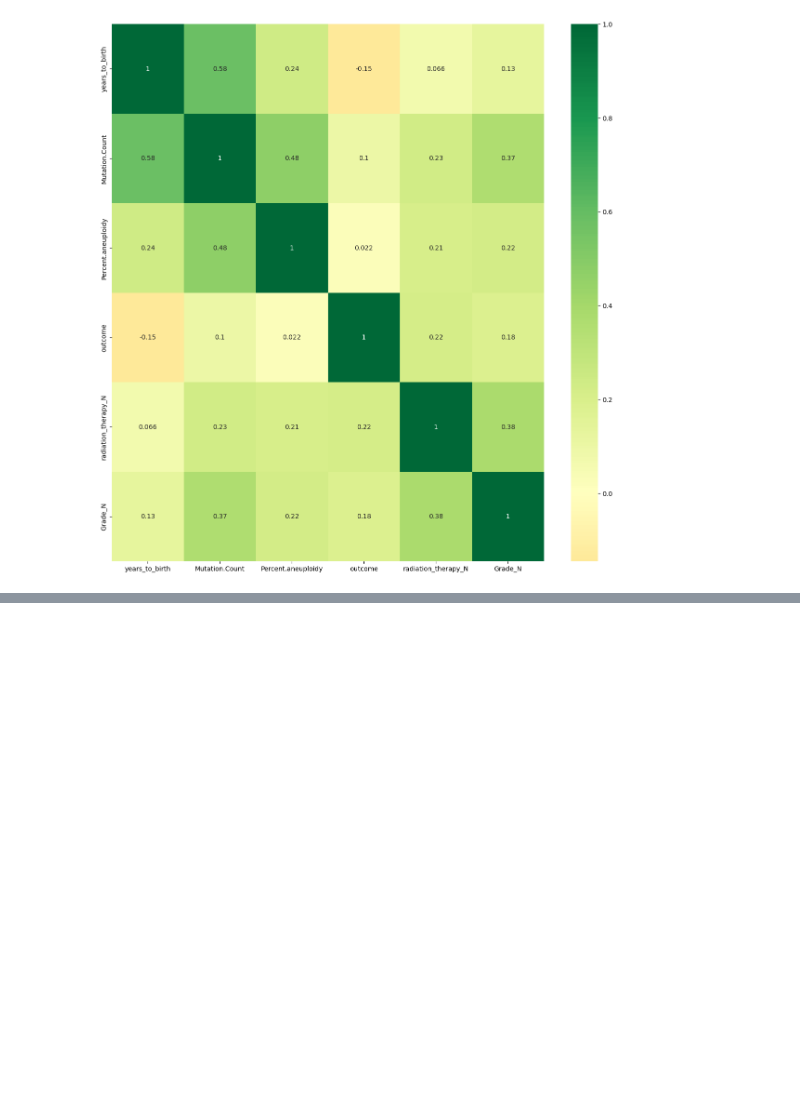
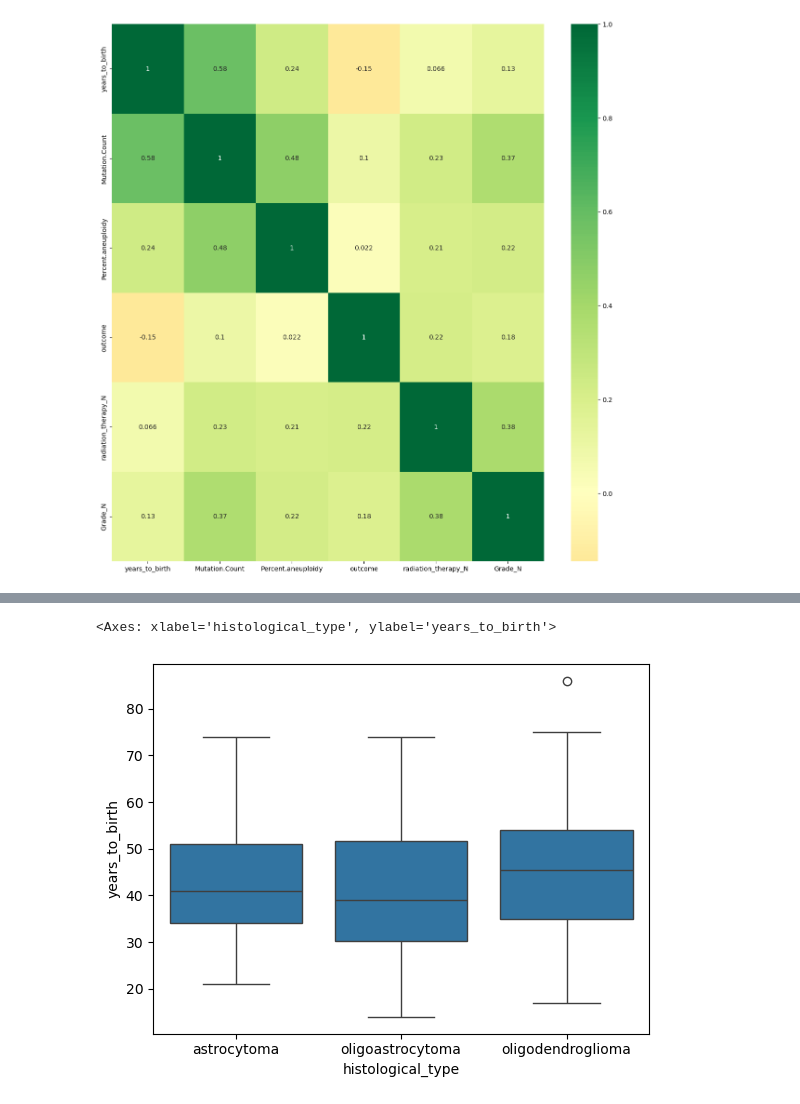
Before and after one commit to Alexis-martinezr/An-lisis-multiomicos, a Jupyter notebook: Análisis multi-ómico de gliomas difusos/Análisis de Datos Clínicos y Moleculares en Gliomas Difusos.ipynb, the cells around one changed output, grey strips where cells are left out. Cells and saved outputs as stored; diff of their text form; code cells hidden in the pictures; blank space fills up the shorter version.

```diff
--- a/Análisis multi-ómico de gliomas difusos/Análisis de Datos Clínicos y Moleculares en Gliomas Difusos.ipynb
+++ b/Análisis multi-ómico de gliomas difusos/Análisis de Datos Clínicos y Moleculares en Gliomas Difusos.ipynb
@@ -286,0 +450,5 @@ sns.heatmap(corr_datos_clinico, cmap='RdYlGn', center=0, annot =True)
+# %%
+sns.boxplot(x=datos_clinico_moleculares['histological_type'], y = datos_clinico_moleculares['years_to_birth'])
+# %% [output]
+<Axes: xlabel='histological_type', ylabel='years_to_birth'>
+[figure, added]
```
Also changed, not shown: parts of 62 cells of this notebook, 11 other files.
